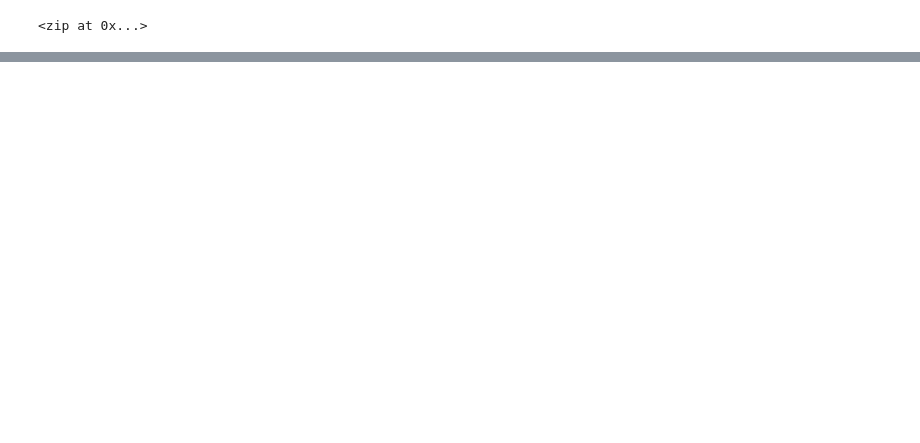
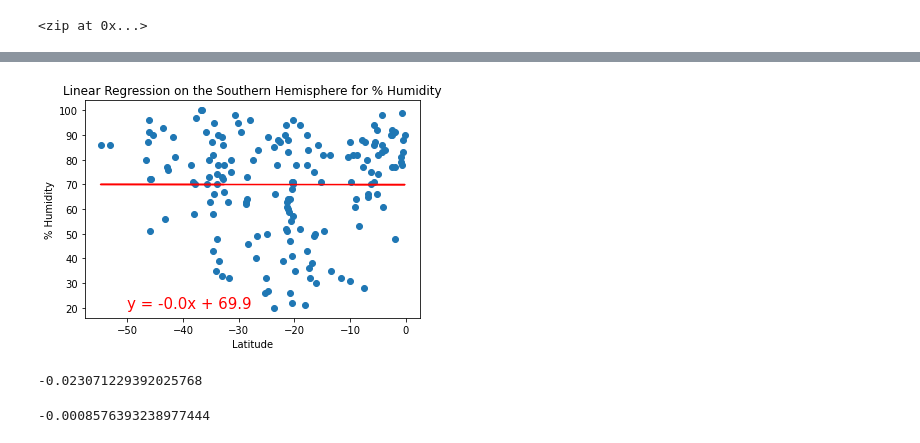
Before and after one commit to lingumd/World_Weather_Analysis, a Jupyter notebook: WeatherPy.ipynb, the cells around one changed output, grey strips where cells are left out. Drawn from its saved outputs; the diff is of its cells as text; code cells hidden in the pictures; blank space fills up the shorter version.

```diff
--- a/WeatherPy.ipynb
+++ b/WeatherPy.ipynb
@@ -253,0 +338,23 @@ plt.show()
+# %%
+# Linear regression on the Southern Hemisphere
+x_values = southern_hemi_df["Lat"]
+y_values = southern_hemi_df["Humidity"]
+# Call the function.
+plot_linear_regression(x_values, y_values,
+                       'Linear Regression on the Southern Hemisphere for % Humidity', '% Humidity',(-50,20))
+# %% [output]
+[figure, added]
+# %%
+(north_hum_slope, north_hum_intercept, north_hum_r_value, north_hum_p_value, north_hum_std_err) = linregress(northern_hemi_df["Lat"],northern_hemi_df["Humidity"])
+
+# Check r-value
+north_hum_r_value
+# %% [output]
+-0.023071229392025768
+# %%
+(south_hum_slope, south_hum_intercept, south_hum_r_value, south_hum_p_value, south_hum_std_err) = linregress(southern_hemi_df["Lat"],southern_hemi_df["Humidity"])
+
+# Check r-value
+south_hum_r_value
+# %% [output]
+-0.0008576393238977444
```
Also changed, not shown: parts of 25 cells of this notebook, 5 other files.
